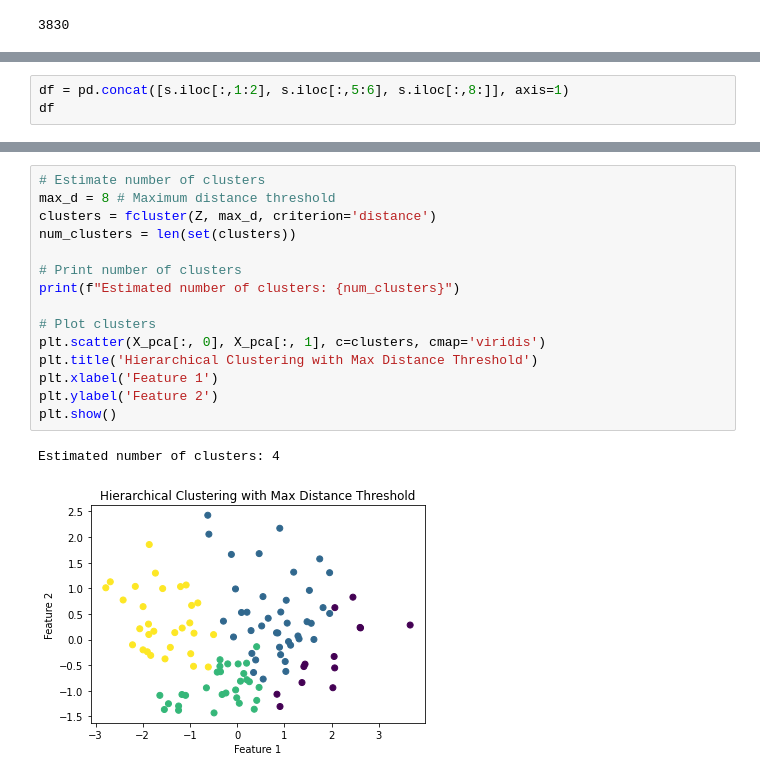
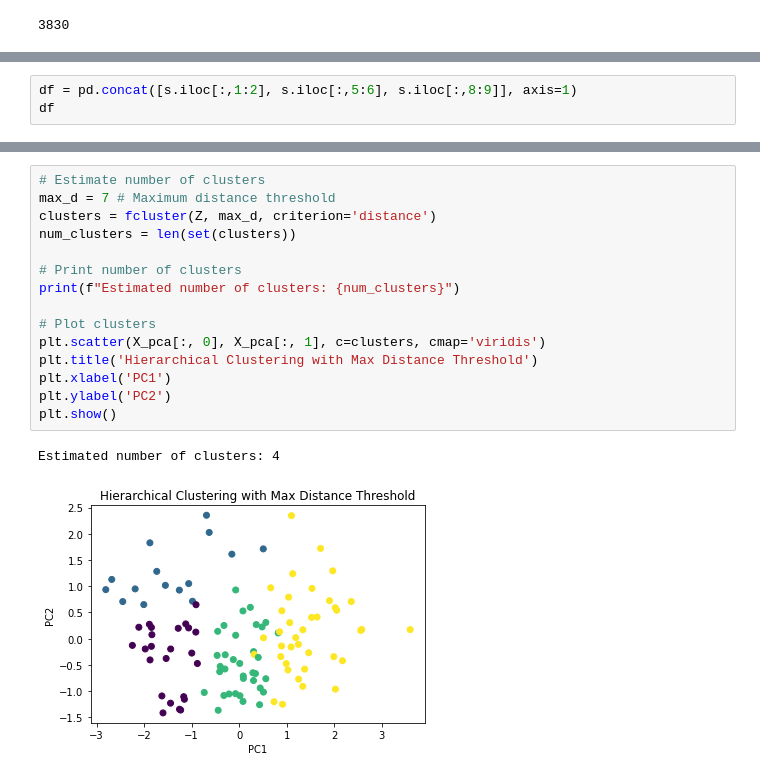
Before and after one commit to numanfr/DATA_project, a Jupyter notebook: Check_clusters.ipynb, the cells around one changed output, grey strips where cells are left out. Drawn from its saved outputs; the diff is of its cells as text.

```diff
--- a/Check_clusters.ipynb
+++ b/Check_clusters.ipynb
@@ -100,5 +95,5 @@ array([[<AxesSubplot:title={'center':'stock_id'}>,
 # %%
-df = pd.concat([s.iloc[:,1:2], s.iloc[:,5:6], s.iloc[:,8:]], axis=1)
+df = pd.concat([s.iloc[:,1:2], s.iloc[:,5:6], s.iloc[:,8:9]], axis=1)
 df
 # %% [output]
 |  | mean_beta | mean_spread | mad_ldom |
@@ -195,21 +190,21 @@ plt.show()
 # %%
 # Estimate number of clusters
-max_d = 8 # Maximum distance threshold
+max_d = 7 # Maximum distance threshold
 clusters = fcluster(Z, max_d, criterion='distance')
 num_clusters = len(set(clusters))
 
 # Print number of clusters
 print(f"Estimated number of clusters: {num_clusters}")
 
 # Plot clusters
 plt.scatter(X_pca[:, 0], X_pca[:, 1], c=clusters, cmap='viridis')
 plt.title('Hierarchical Clustering with Max Distance Threshold')
-plt.xlabel('Feature 1')
-plt.ylabel('Feature 2')
+plt.xlabel('PC1')
+plt.ylabel('PC2')
 plt.show()
 # %% [output]
 Estimated number of clusters: 4
-[figure, old version]
+[figure, new version]
 # %%
 from sklearn.cluster import DBSCAN
 
```
Also changed, not shown: parts of 22 cells of this notebook, 3 other files.
